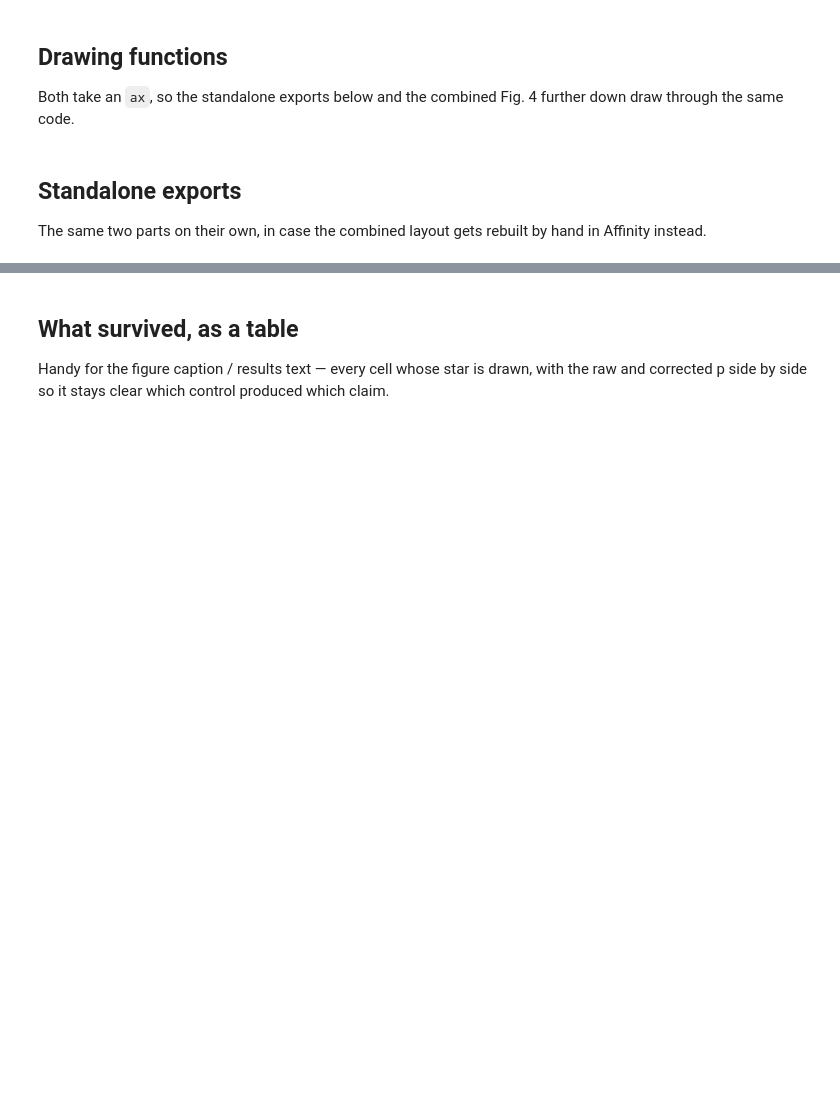
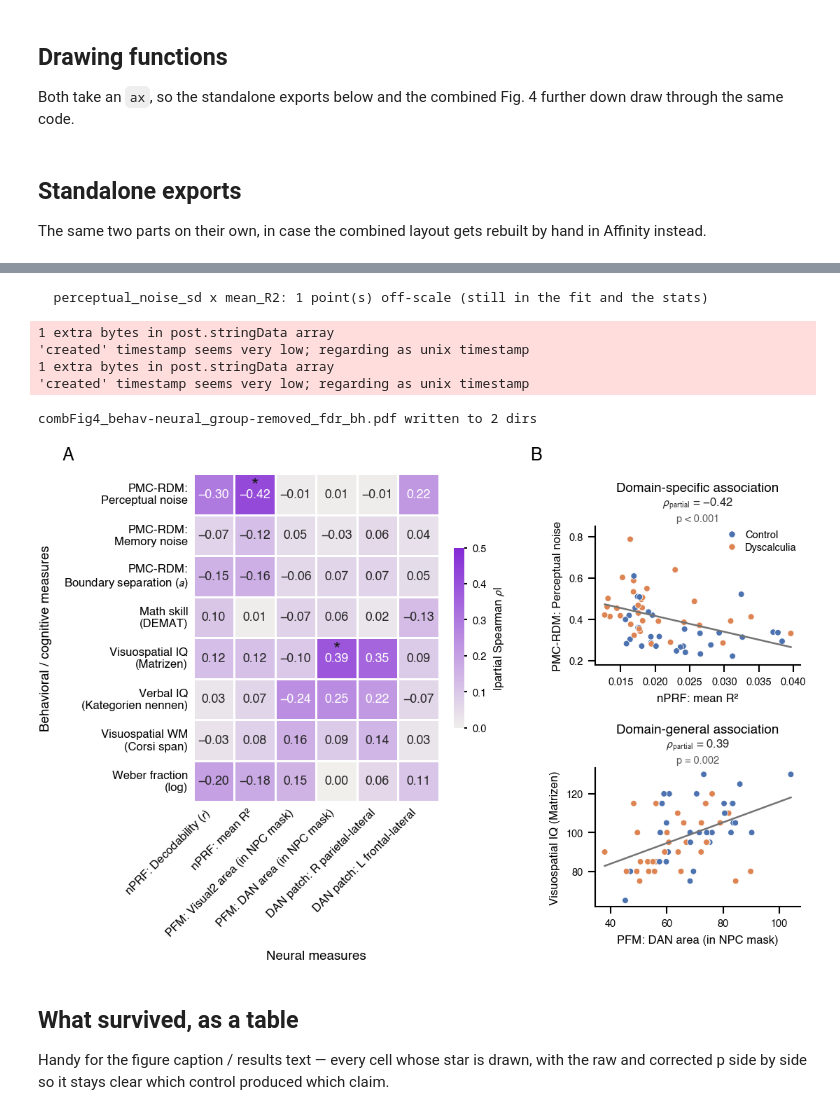
Before and after one commit to mrenke/parietal_patterns, a Jupyter notebook: prep_results/paperDD_combFig1.ipynb, the cells around one changed output, grey strips where cells are left out. Saved outputs shown, nothing was run; the diff lists cells and outputs as text; code cells hidden in the pictures; blank space fills up the shorter version.

```diff
--- a/prep_results/paperDD_combFig1.ipynb
+++ b/prep_results/paperDD_combFig1.ipynb
@@ -364,3 +391,64 @@ standalone panels written
+# %%
+# Combined Fig. 4: matrix on the left, the two surviving pairs stacked to its right.
+# Laid out in inches with add_axes rather than a GridSpec: the heatmap is square-aspect,
+# so a GridSpec cell would only ever bound it and the real box would drift with the figure
+# size, taking the colourbar and the panel letters out of alignment with it. Here every box
+# is stated in inches, and MAT_W/MAT_H are exactly n_cells x CELL, so 'square' costs nothing.
+FIG_W = 7.25                         # 7.25in = journal double-column width (house style)
+CELL = 0.39                          # heatmap cell side
+MAT_L, MAT_B = 1.32, 1.45            # left margin: two-line row labels; bottom: 45deg column labels
+MAT_W, MAT_H = CELL * len(neural_vars), CELL * len(behav_vars)
+MAT_T = MAT_B + MAT_H
+FIG_H = MAT_T + 0.38                 # follows the matrix, + room for the panel letters
+
+CBAR_GAP, CBAR_W, CBAR_FRAC = 0.14, 0.10, 0.55
+SC_L, SC_W = 5.15, 1.95              # scatter column
+# Generous margins around each scatter, not tight ones: every panel here is surrounded by
+# text that belongs to a *different* panel (the matrix's column labels, the other scatter's
+# heading), so the white space is what assigns each label to its own plot.
+SC_HEAD, SC_XLAB = 0.50, 0.48        # above: heading/rho/p stack; below: the x label
+SC_BOT = 0.45
+SC_H = ((MAT_T - SC_HEAD) - SC_BOT - (SC_XLAB + SC_HEAD)) / 2
+
+def _box(x, y, w, h):
+    """inches -> figure fraction"""
+    return [x / FIG_W, y / FIG_H, w / FIG_W, h / FIG_H]
+
+fig = plt.figure(figsize=(FIG_W, FIG_H))
+ax_mat = fig.add_axes(_box(MAT_L, MAT_B, MAT_W, MAT_H))
+cax = fig.add_axes(_box(MAT_L + MAT_W + CBAR_GAP,
+                        MAT_B + MAT_H * (1 - CBAR_FRAC) / 2,
+                        CBAR_W, MAT_H * CBAR_FRAC))
+ax_top = fig.add_axes(_box(SC_L, MAT_T - SC_HEAD - SC_H, SC_W, SC_H))
+ax_bot = fig.add_axes(_box(SC_L, SC_BOT, SC_W, SC_H))
+
+draw_heatmap(ax_mat, cbar_ax=cax)
+cax.tick_params(labelsize=7, length=2)
+cax.yaxis.label.set_size(8)
+
+for k, ((b, nv), ax) in enumerate(zip(sig_pairs, [ax_top, ax_bot])):
+    draw_scatter(ax, b, nv, legend=(k == 0))
+
+# Letters in figure coordinates on one baseline per row -- offsetting from each axes would
+# put them at different heights, since the panels differ in size and in how far their labels
+# stick out (that is what add_panel_letter_fig exists for).
+# Both scatters live under one letter B: they are two instances of the same thing (a pair
+# that survived the matrix), and their headings already say which is which, so a second
+# letter would imply a distinction that isn't there.
+add_panel_letter_fig(fig, 'A', 0.01, (MAT_T + 0.10) / FIG_H)
+add_panel_letter_fig(fig, 'B', (SC_L - 0.62) / FIG_W, (MAT_T + 0.10) / FIG_H)
+
+for d in OUT_DIRS:
+    fig.savefig(op.join(d, f'combFig4_behav-neural{suffix}.pdf'))
+print(f'combFig4_behav-neural{suffix}.pdf written to {len(OUT_DIRS)} dirs')
+# %% [output]
+  perceptual_noise_sd x mean_R2: 1 point(s) off-scale (still in the fit and the stats)
+1 extra bytes in post.stringData array
+'created' timestamp seems very low; regarding as unix timestamp
+1 extra bytes in post.stringData array
+'created' timestamp seems very low; regarding as unix timestamp
+combFig4_behav-neural_group-removed_fdr_bh.pdf written to 2 dirs
+[figure, added]
 # %% [markdown]
 ## What survived, as a table
 
```
Also changed, not shown: parts of 6 cells of this notebook, 5 other files.
